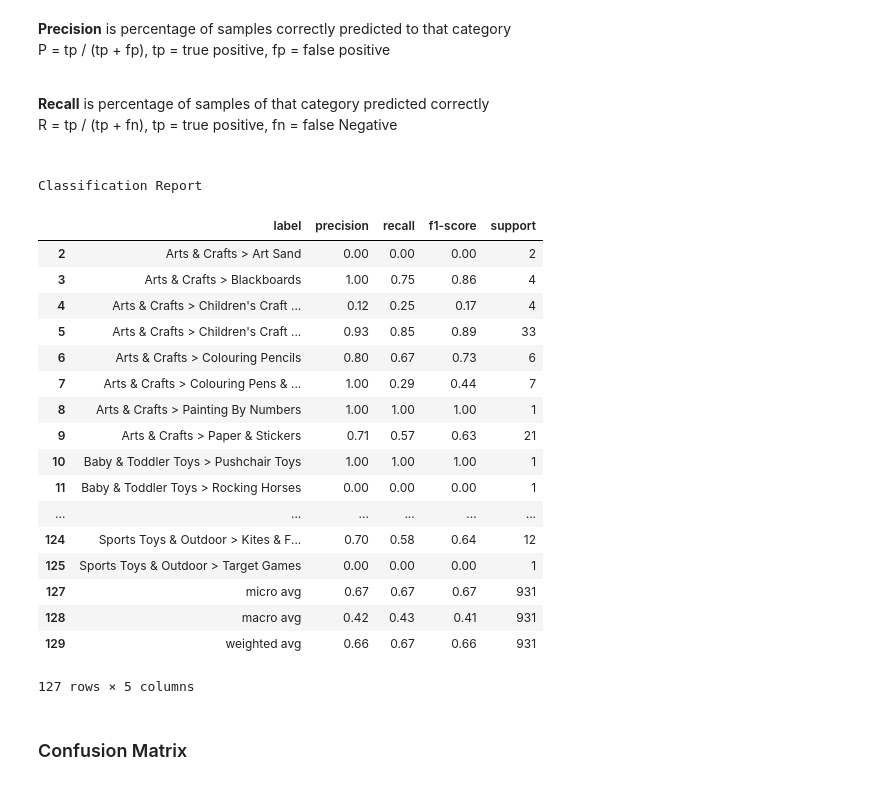
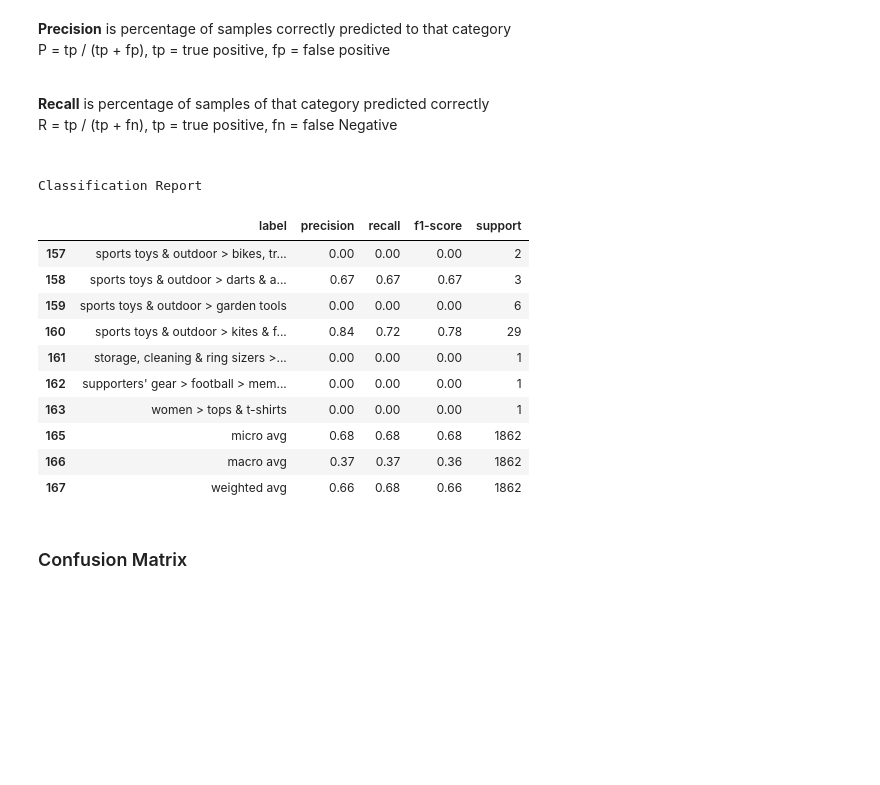
Before and after one commit to rafalencar1997/Product_Classification, a Jupyter notebook: MultinomialNB.ipynb, the cells around one changed output. Saved outputs shown, nothing was run; the diff lists cells and outputs as text; code cells hidden in the pictures; blank space fills up the shorter version.

```diff
--- a/MultinomialNB.ipynb
+++ b/MultinomialNB.ipynb
@@ -56,0 +23,5 @@ Testset Labels :  116
+# %%
+filename = 'datasets/amazon_co-ecommerce_sample.csv'
+
+dataset = Dataset(filename)
+dataset.load(text_field='name', label_field='category')
@@ -57,2 +31,4 @@ Testset Labels :  116
+# %%
+data_train, data_test = train_test_split(dataset.data, test_size=0.2)
 # %% [markdown]
 # Embedding
@@ -78,9 +35,13 @@ FILE_VECTORIZER  = PATH_DATA_MODELS + DATASET + '_' + X_used + '_vectorizer.sav'
 # %% [markdown]
 ### Vectorizer
 # %%
-vectorizer  = pickle.load(open(FILE_VECTORIZER, 'rb'))
-tfidf_train = pd.DataFrame(vectorizer.transform(dataTrainX).toarray())
-tfidf_test  = pd.DataFrame(vectorizer.transform(dataTestX).toarray())
+vectorizer = dataset.vectorize()
+
+tfidf_train = pd.DataFrame(vectorizer.transform(data_train.text).toarray())
+tfidf_test  = pd.DataFrame(vectorizer.transform(data_test.text).toarray())
+
+y_train = data_train.label
+y_test  = data_test.label
 # %% [markdown]
 # Train Model
 # %%
@@ -136,31 +97,24 @@ for i, line in enumerate(split):
 # %%
 df = pd.DataFrame(split)
 df.columns = df.loc[0]
 df = df.drop([0])
 df = df.dropna()
 
 print('Classification Report')
-df
+df[-10:]
 # %% [output]
 Classification Report
 |  | label | precision | recall | f1-score | support |
-| 2 | Arts & Crafts > Art Sand | 0.00 | 0.00 | 0.00 | 2 |
-| 3 | Arts & Crafts > Blackboards | 1.00 | 0.75 | 0.86 | 4 |
-| 4 | Arts & Crafts > Children's Craft ... | 0.12 | 0.25 | 0.17 | 4 |
-| 5 | Arts & Crafts > Children's Craft ... | 0.93 | 0.85 | 0.89 | 33 |
-| 6 | Arts & Crafts > Colouring Pencils | 0.80 | 0.67 | 0.73 | 6 |
-| 7 | Arts & Crafts > Colouring Pens & ... | 1.00 | 0.29 | 0.44 | 7 |
-| 8 | Arts & Crafts > Painting By Numbers | 1.00 | 1.00 | 1.00 | 1 |
-| 9 | Arts & Crafts > Paper & Stickers | 0.71 | 0.57 | 0.63 | 21 |
-| 10 | Baby & Toddler Toys > Pushchair Toys | 1.00 | 1.00 | 1.00 | 1 |
-| 11 | Baby & Toddler Toys > Rocking Horses | 0.00 | 0.00 | 0.00 | 1 |
-| ... | ... | ... | ... | ... | ... |
-| 124 | Sports Toys & Outdoor > Kites & F... | 0.70 | 0.58 | 0.64 | 12 |
-| 125 | Sports Toys & Outdoor > Target Games | 0.00 | 0.00 | 0.00 | 1 |
-| 127 | micro avg | 0.67 | 0.67 | 0.67 | 931 |
-| 128 | macro avg | 0.42 | 0.43 | 0.41 | 931 |
-| 129 | weighted avg | 0.66 | 0.67 | 0.66 | 931 |
+| 157 | sports toys & outdoor > bikes, tr... | 0.00 | 0.00 | 0.00 | 2 |
+| 158 | sports toys & outdoor > darts & a... | 0.67 | 0.67 | 0.67 | 3 |
+| 159 | sports toys & outdoor > garden tools | 0.00 | 0.00 | 0.00 | 6 |
+| 160 | sports toys & outdoor > kites & f... | 0.84 | 0.72 | 0.78 | 29 |
+| 161 | storage, cleaning & ring sizers >... | 0.00 | 0.00 | 0.00 | 1 |
+| 162 | supporters' gear > football > mem... | 0.00 | 0.00 | 0.00 | 1 |
+| 163 | women > tops & t-shirts | 0.00 | 0.00 | 0.00 | 1 |
+| 165 | micro avg | 0.68 | 0.68 | 0.68 | 1862 |
+| 166 | macro avg | 0.37 | 0.37 | 0.36 | 1862 |
+| 167 | weighted avg | 0.66 | 0.68 | 0.66 | 1862 |
-127 rows × 5 columns
 # %% [markdown]
 ### Confusion Matrix
 # %%
```
Also changed, not shown: parts of 14 cells of this notebook, 5 other files.
